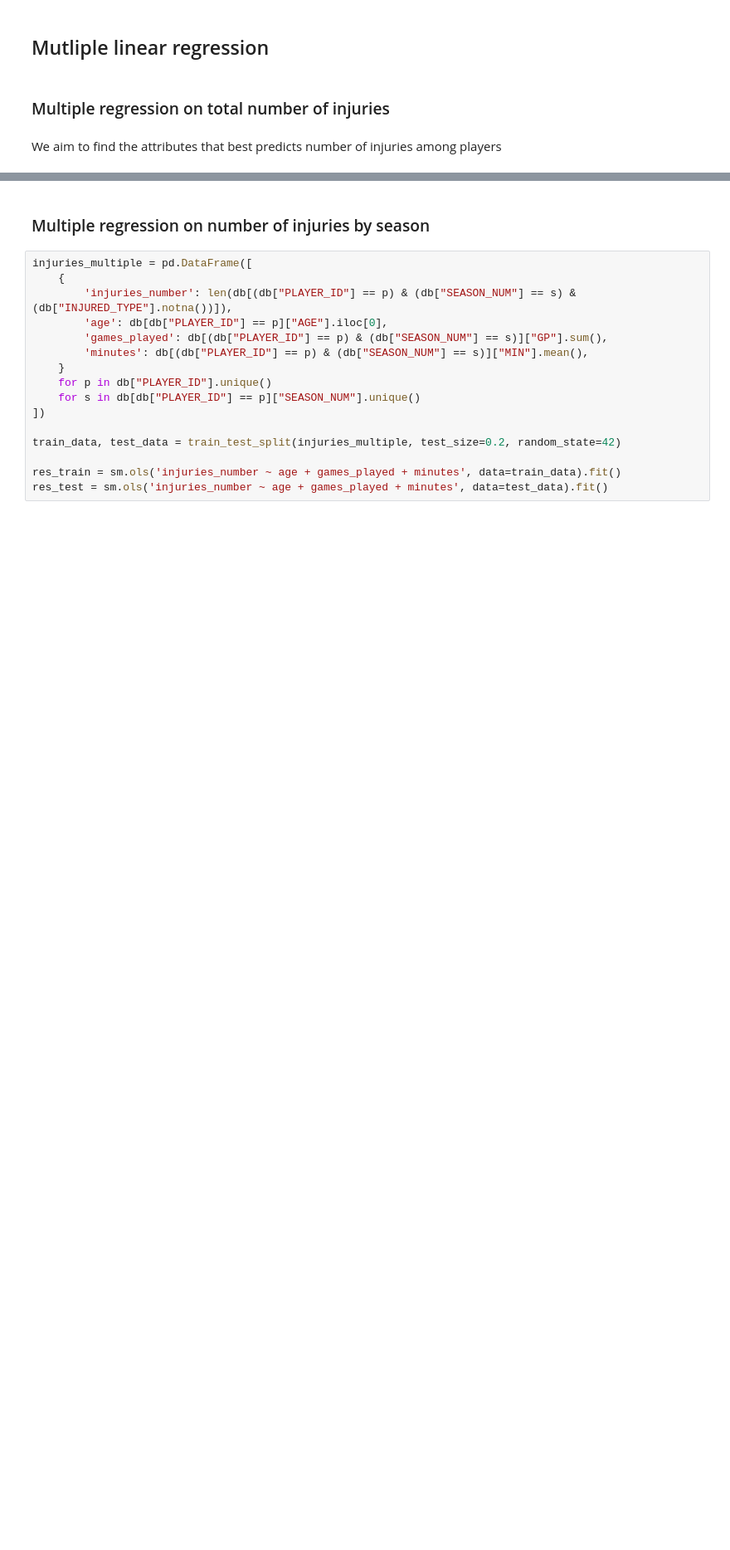
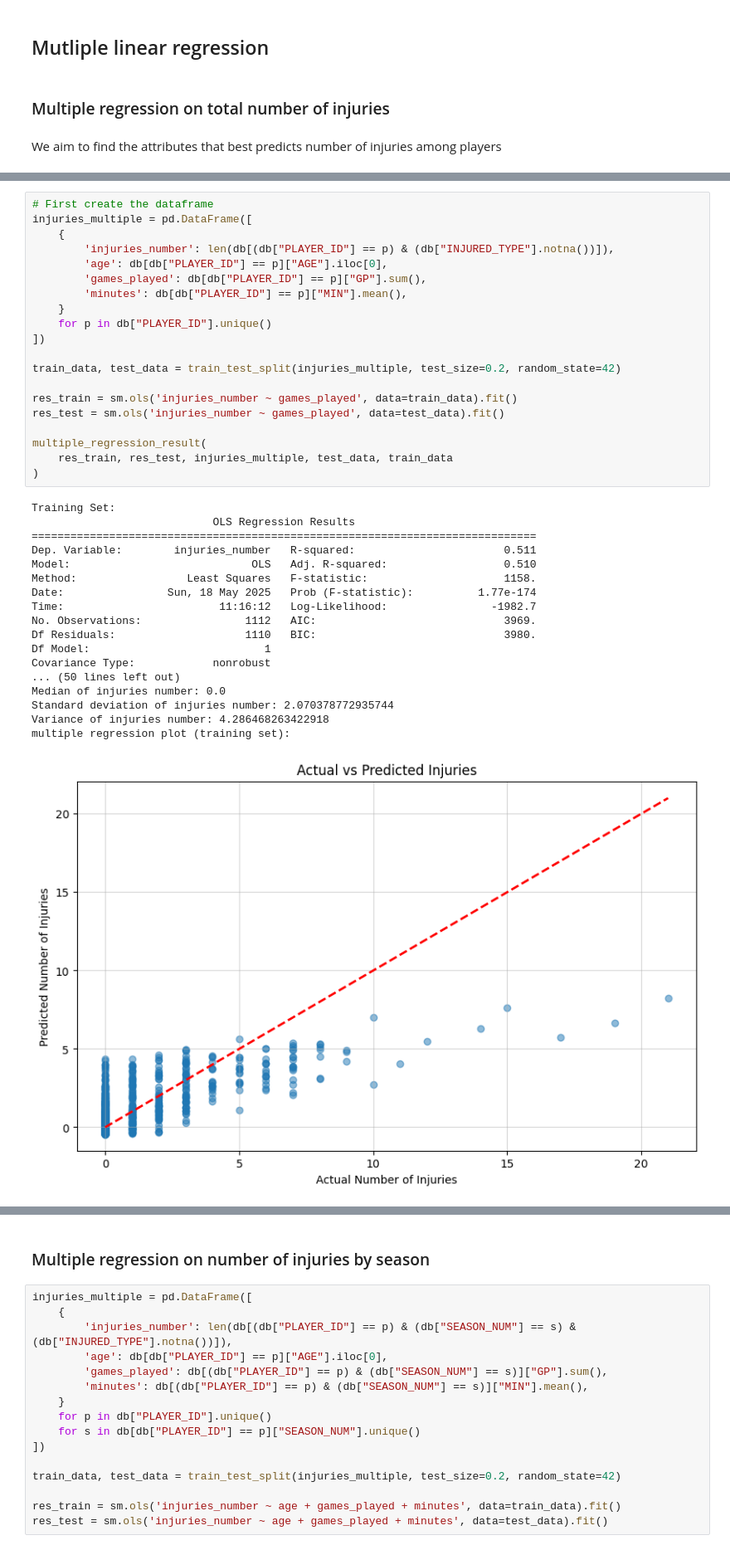
Before and after one commit to luciocanepa/data_science_project, a Jupyter notebook: regression.ipynb, the cells around one changed output, grey strips where cells are left out. Shown at 83% size. Drawn from its saved outputs; the diff is of its cells as text; blank space fills up the shorter version.

Commit message:
finalize regression & readme

```diff
--- a/regression.ipynb
+++ b/regression.ipynb
@@ -205,3 +240,42 @@ multiple regression plot (test set):
 [figure]
 partial regression plot (test set):
 [figure]
+# %%
+# First create the dataframe
+injuries_multiple = pd.DataFrame([
+    {
+        'injuries_number': len(db[(db["PLAYER_ID"] == p) & (db["INJURED_TYPE"].notna())]),
+        'age': db[db["PLAYER_ID"] == p]["AGE"].iloc[0],
+        'games_played': db[db["PLAYER_ID"] == p]["GP"].sum(),
+        'minutes': db[db["PLAYER_ID"] == p]["MIN"].mean(),
+    }
+    for p in db["PLAYER_ID"].unique()
+])
+
+train_data, test_data = train_test_split(injuries_multiple, test_size=0.2, random_state=42)
+
+res_train = sm.ols('injuries_number ~ games_played', data=train_data).fit()
+res_test = sm.ols('injuries_number ~ games_played', data=test_data).fit()
+
+multiple_regression_result(
+    res_train, res_test, injuries_multiple, test_data, train_data
+)
+# %% [output]
+Training Set:
+                            OLS Regression Results
+==============================================================================
+Dep. Variable:        injuries_number   R-squared:                       0.511
+Model:                            OLS   Adj. R-squared:                  0.510
+Method:                 Least Squares   F-statistic:                     1158.
+Date:                Sun, 18 May 2025   Prob (F-statistic):          1.77e-174
+Time:                        11:16:12   Log-Likelihood:                -1982.7
+No. Observations:                1112   AIC:                             3969.
+Df Residuals:                    1110   BIC:                             3980.
+Df Model:                           1
+Covariance Type:            nonrobust
+... (50 lines left out)
+Median of injuries number: 0.0
+Standard deviation of injuries number: 2.070378772935744
+Variance of injuries number: 4.286468263422918
+multiple regression plot (training set):
+[figure, added]
```
Also changed, not shown: parts of 17 cells of this notebook, 8 other files.
